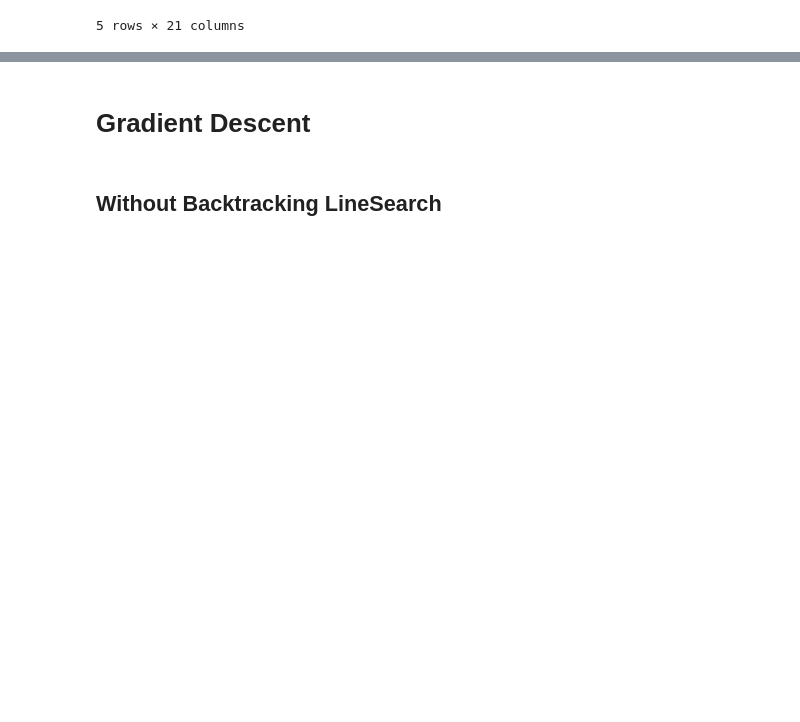
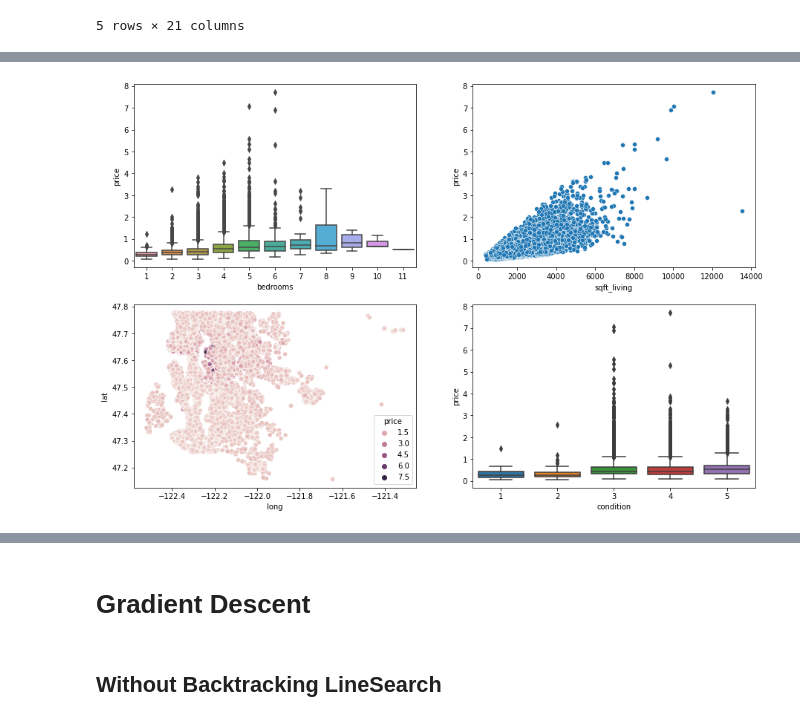
Before and after one commit to PhuongNTM195/advanced-optimization, a Jupyter notebook: src/Exercise2.ipynb, the cells around one changed output, grey strips where cells are left out. Drawn from its saved outputs; the diff is of its cells as text; code cells hidden in the pictures; blank space fills up the shorter version.

```diff
--- a/src/Exercise2.ipynb
+++ b/src/Exercise2.ipynb
@@ -34,0 +83,9 @@ From local House path: ../data/kc_house_data.csv
+# %%
+f,ax = plt.subplots(2,2, figsize = (15,10))
+y = 'price'
+sns.boxplot(x='condition', y=y, data=df_housesales , ax = ax[1,1])
+sns.scatterplot(x='sqft_living',y=y ,data=df_housesales , ax = ax[0,1])
+sns.scatterplot(x='long',y='lat',hue=y ,data=df_housesales , ax = ax[1,0])
+sns.boxplot(x='bedrooms',y=y ,data=df_housesales , ax = ax[0,0]);
+# %% [output]
+[figure, added]
```
Also changed, not shown: parts of 22 cells of this notebook, 8 other files.
